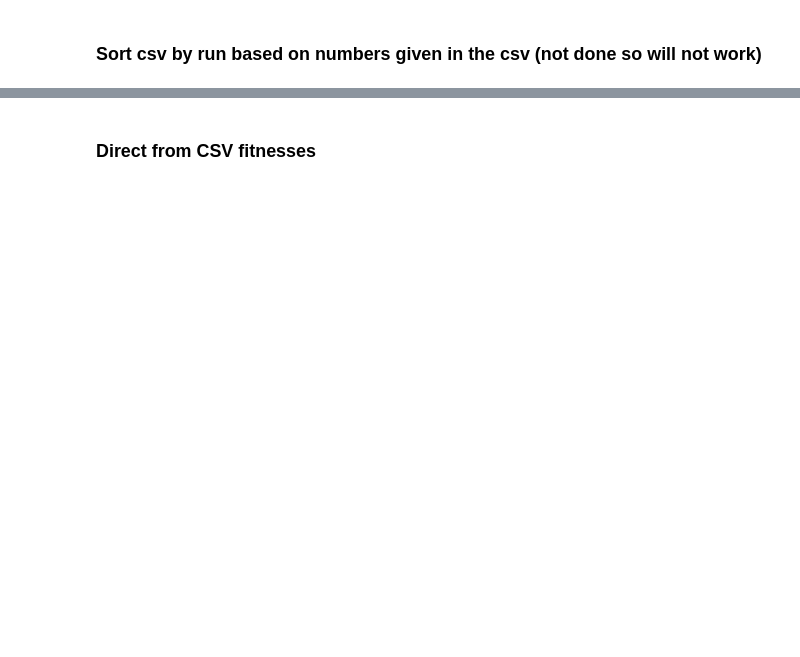
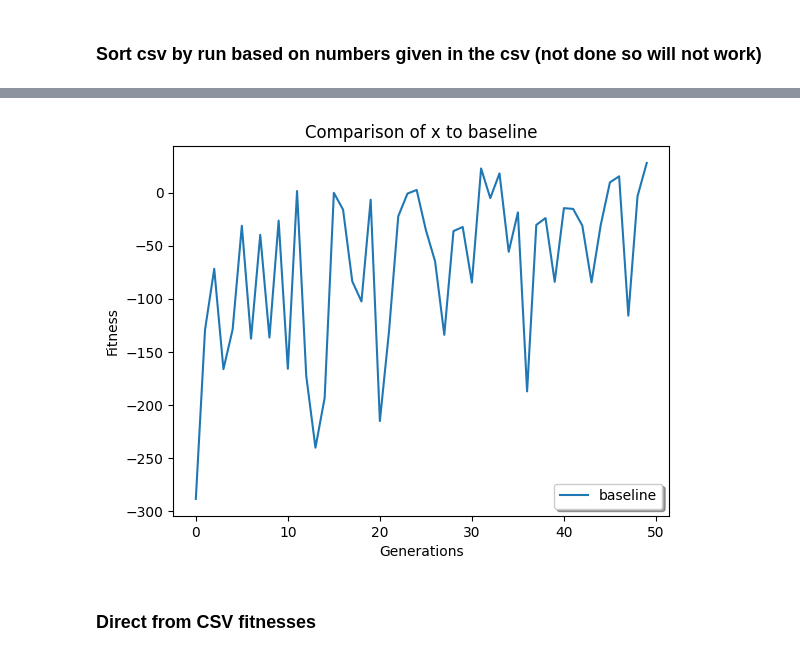
Before and after one commit to justanotherariel/EA-group-8, a Jupyter notebook: solution.ipynb, the cells around one changed output, grey strips where cells are left out. Drawn from its saved outputs; the diff is of its cells as text; code cells hidden in the pictures; blank space fills up the shorter version.

Commit message:
implementation of default plot

```diff
--- a/solution.ipynb
+++ b/solution.ipynb
@@ -318,16 +334,17 @@ plt.show()
 # %%
 max_gens = 50
 values= ['1']
 plt.figure( facecolor=(1, 1, 1) )
-plt.title ("Variations of atomic functions")
+plt.title ("Comparison of x to baseline")
 plt.xlabel("Generations")
 plt.ylabel("Fitness")
-for val in values:
-    print(val)
-    plt.plot( range(max_gens), Fit_summation[(val)], label=str(val) )
-    legned = plt.legend(loc='lower right', shadow=True)
-plt.savefig('gen_atomic_fitness.png', format='png', dpi=300)
+
+plt.plot( range(max_gens), Fit_summation['baseline'], label=str("baseline") )
+legned = plt.legend(loc='lower right', shadow=True)
+plt.savefig('gen_baseline_fitness.png', format='png', dpi=300)
 plt.show()
+# %% [output]
+[figure, added]
 # %% [markdown]
 ### Direct from CSV fitnesses
 # %%
```
Also changed, not shown: parts of 7 cells of this notebook, 6 other files.
